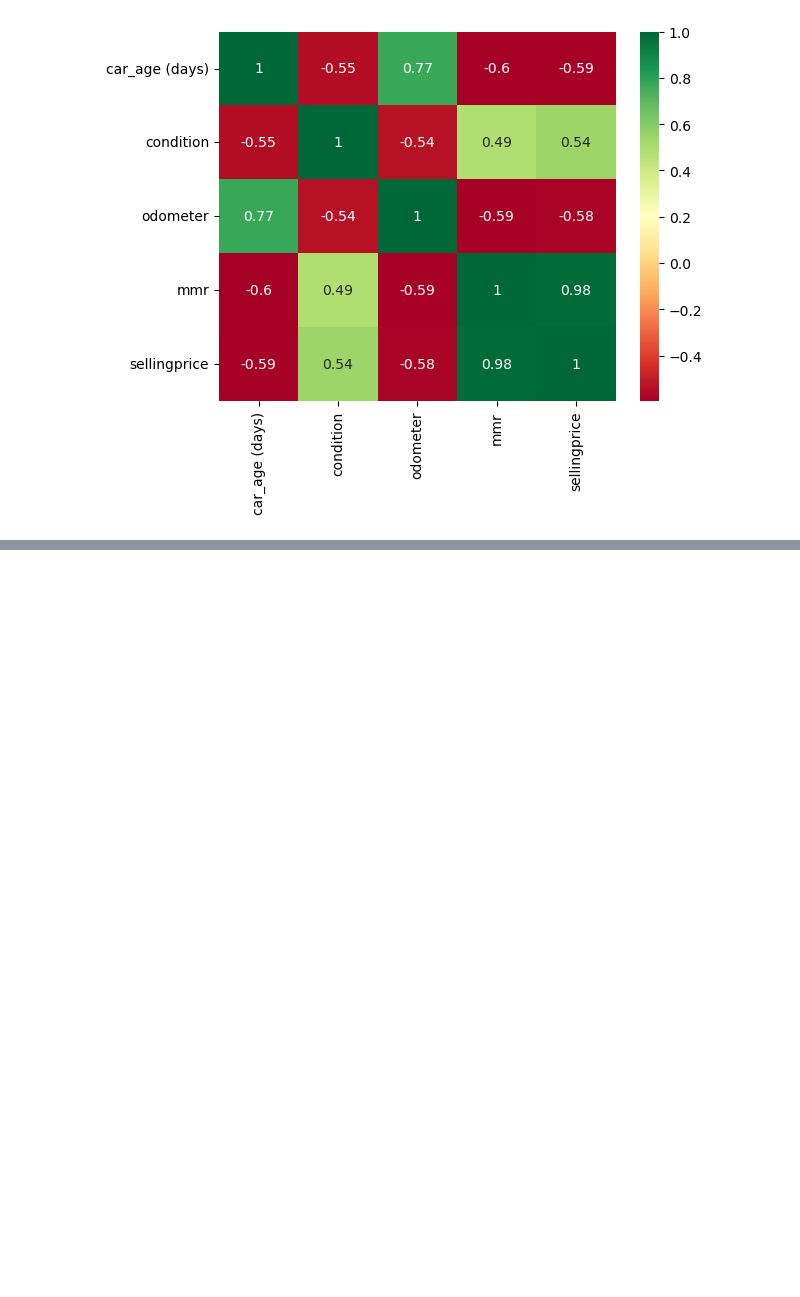
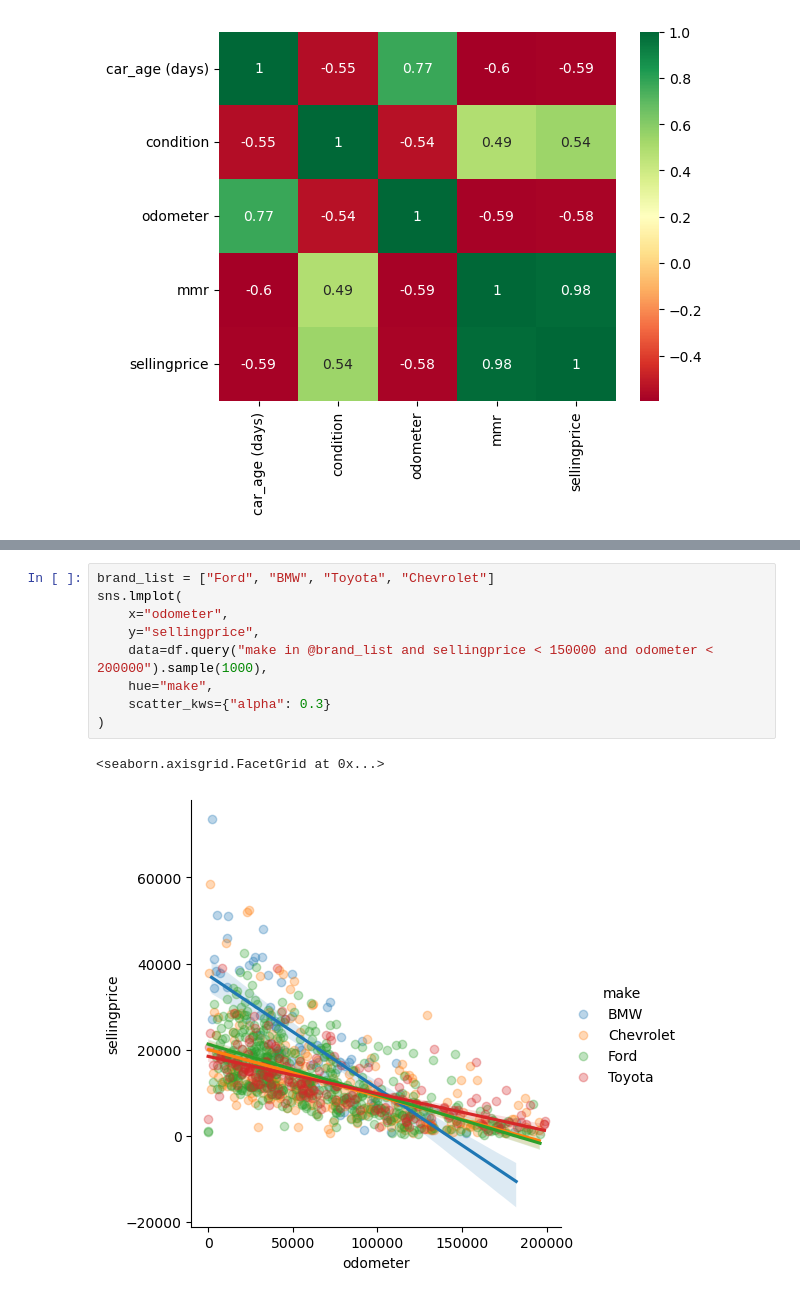
Before and after one commit to MeetPatel89/car_sales_analysis, a Jupyter notebook: notebook.ipynb, the cells around one changed output, grey strips where cells are left out. Saved outputs shown, nothing was run; the diff lists cells and outputs as text; blank space fills up the shorter version.

Commit message:
plot lime plot (regression lines) for 'Ford', 'BMW', 'Totyota', 'Chevrolet'

```diff
--- a/notebook.ipynb
+++ b/notebook.ipynb
@@ -153,0 +163,12 @@ sns.heatmap(
+# %%
+brand_list = ["Ford", "BMW", "Toyota", "Chevrolet"]
+sns.lmplot(
+    x="odometer",
+    y="sellingprice",
+    data=df.query("make in @brand_list and sellingprice < 150000 and odometer < 200000").sample(1000),
+    hue="make",
+    scatter_kws={"alpha": 0.3}
+)
+# %% [output]
+<seaborn.axisgrid.FacetGrid at 0x...>
+[figure, added]
```
Also changed, not shown: parts of 1 cell of this notebook.
